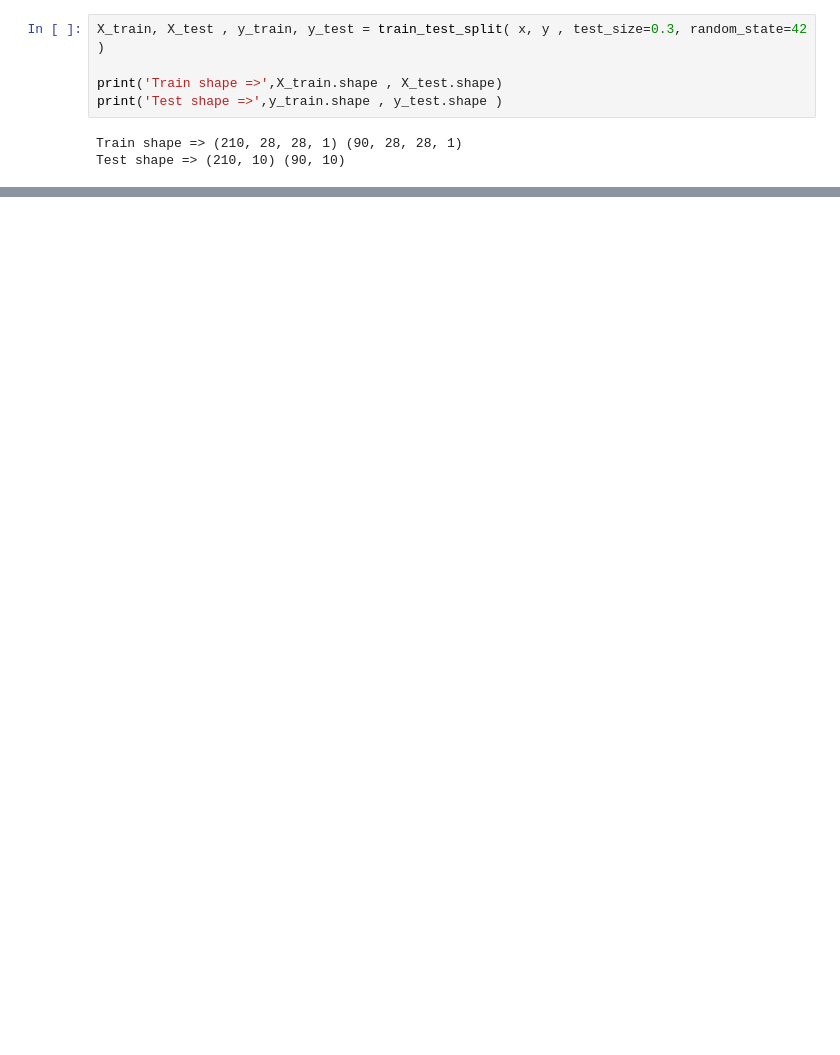
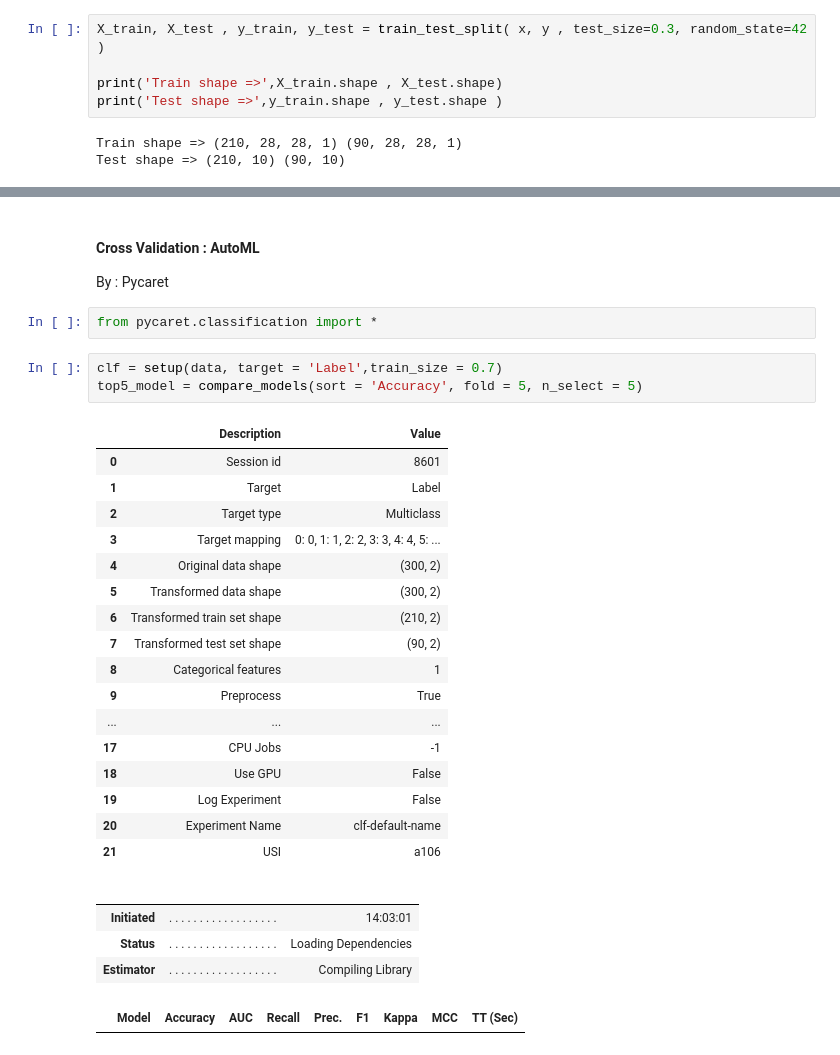
Before and after one commit to HikariJadeEmpire/THNumber_img_classification, a Jupyter notebook: numberclassifier.ipynb, the cells around one changed output, grey strips where cells are left out. Drawn from its saved outputs; the diff is of its cells as text; blank space fills up the shorter version.

```diff
--- a/numberclassifier.ipynb
+++ b/numberclassifier.ipynb
@@ -181,0 +245,32 @@ Test shape => (210, 10) (90, 10)
+# %% [markdown]
+<h4>Cross Validation : AutoML </h4>
+By : Pycaret
+# %%
+from pycaret.classification import *
+# %%
+clf = setup(data, target = 'Label',train_size = 0.7)
+top5_model = compare_models(sort = 'Accuracy', fold = 5, n_select = 5)
+# %% [output]
+|  | Description | Value |
+| 0 | Session id | 8601 |
+| 1 | Target | Label |
+| 2 | Target type | Multiclass |
+| 3 | Target mapping | 0: 0, 1: 1, 2: 2, 3: 3, 4: 4, 5: ... |
+| 4 | Original data shape | (300, 2) |
+| 5 | Transformed data shape | (300, 2) |
+| 6 | Transformed train set shape | (210, 2) |
+| 7 | Transformed test set shape | (90, 2) |
+| 8 | Categorical features | 1 |
+| 9 | Preprocess | True |
+| ... | ... | ... |
+| 17 | CPU Jobs | -1 |
+| 18 | Use GPU | False |
+| 19 | Log Experiment | False |
+| 20 | Experiment Name | clf-default-name |
+| 21 | USI | a106 |
+|  |  |  |
+|  |  |  |
+| Initiated | . . . . . . . . . . . . . . . . . . | 14:03:01 |
+| Status | . . . . . . . . . . . . . . . . . . | Loading Dependencies |
+| Estimator | . . . . . . . . . . . . . . . . . . | Compiling Library |
+|  | Model | Accuracy | AUC | Recall | Prec. | F1 | Kappa | MCC | TT (Sec) |
```
Also changed, not shown: parts of 16 cells of this notebook, 1 other file.
